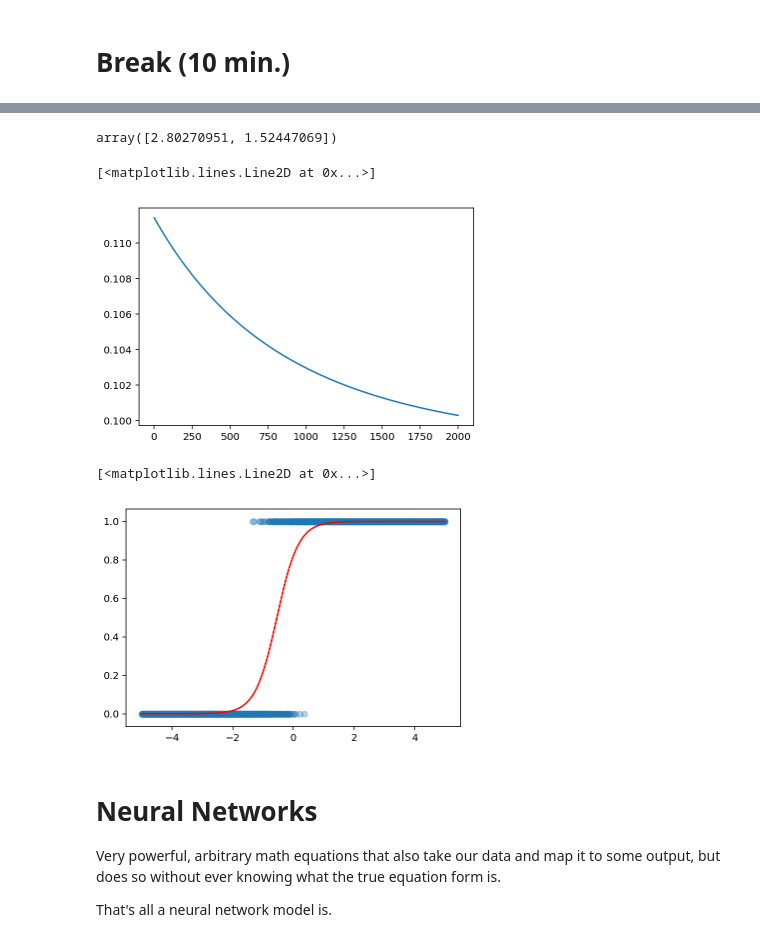
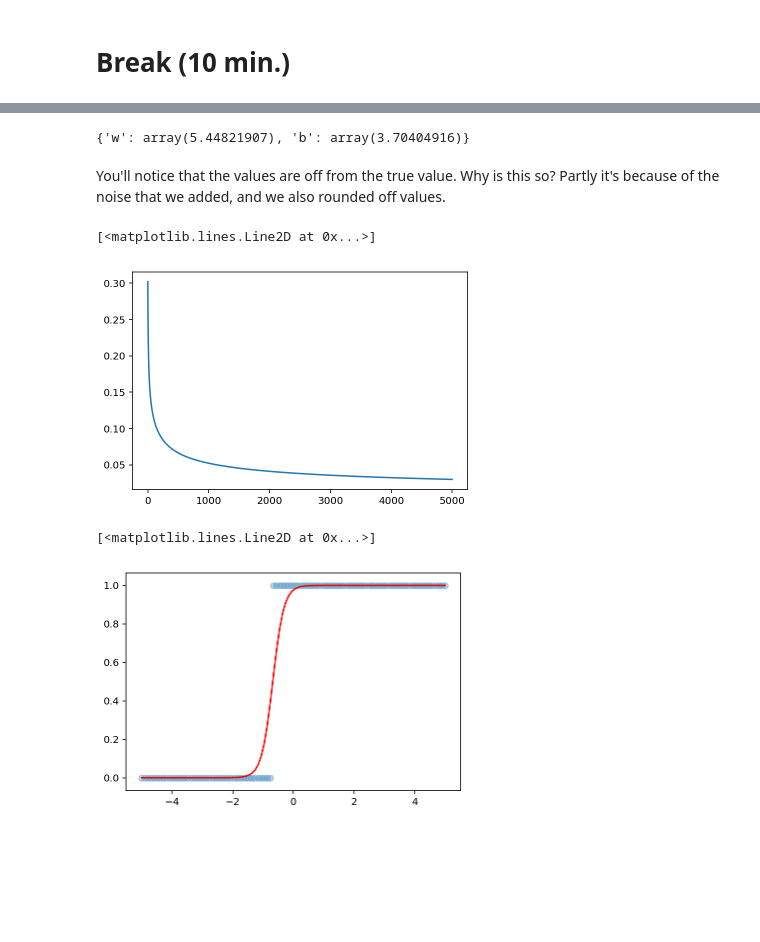
Before and after one commit to ericmjl/dl-workshop, a Jupyter notebook: notebooks/tutorial-instructor.ipynb, the cells around one changed output, grey strips where cells are left out. Cells and saved outputs as stored; diff of their text form; code cells hidden in the pictures; blank space fills up the shorter version.

```diff
--- a/notebooks/tutorial-instructor.ipynb
+++ b/notebooks/tutorial-instructor.ipynb
@@ -284,7 +283,7 @@ dmseloss = egrad(mseloss)  # derivative of loss.
 
 # Optimization routine
 losses = []
-for i in tqdmn(range(2000)):
+for i in tqdmn(range(3000)):
     flat_p = flat_p - dmseloss(flat_p, unflattener, model, x, y) * 0.001
     losses.append(mseloss(flat_p, unflattener, model, x, y))
 # %% [output]
@@ -345,9 +394,9 @@ interactive(children=(FloatSlider(value=0.0, description='w', max=5.0, min=-5.0)
 # %%
-x = np.linspace(-5, 5, 1000)
+x = np.linspace(-5, 5, 100)
 w = 2
 b = 1
-z = w * x + b + np.random.normal(size=(len(x))) # Make some noisy data
+z = w * x + b + np.random.random(size=len(x))
 y_true = np.round(logistic(z))
-plt.scatter(x, y_true)
+plt.scatter(x, y_true, alpha=0.3)
 # %% [output]
 <matplotlib.collections.PathCollection at 0x...>
@@ -359,23 +430,30 @@ Give a teaser to the class: "logistic" is an "activation" function! --> borrowed
 # %%
-def model(p, x):
+# Exercise: Define logistic model
+def logistic_model(p, x):
     """
-    Logistic regression model
+    Logistic regression model.
     """
-    w = p[0]
-    b = p[1]
-    z = w * x + b
+    z = p['w'] * x + p['b']
     y = logistic(z)
     return y
 
-def loss(p, x, y):
+# Exercise: Define logistic loss function, using flattened parameters
+def logistic_loss(p_flat, unflattener, model, x, y):
+    p = unflattener(p_flat)
     preds = model(p, x)
     return -np.mean(y * np.log(preds) + (1 - y) * np.log(1 - preds))
 
-dloss = egrad(loss)
+# Exercise: Define gradient of loss function.
+dlogistic_loss = egrad(logistic_loss)
 
-p = np.random.uniform(1, 5, size=(2,))
+# Exercise: Define parameters, and then flatten them.
+p = dict()
+p['w'] = np.random.random()
+p['b'] = np.random.random()
+p_flat, unflattener = flatten(p)
 
+# Exercise: write SGD training loop.
 losses = []
-for i in range(2000):
-    p = p - dloss(p, x, y_true) * 0.01
-    losses.append(loss(p, x, y_true))
+for i in tqdmn(range(5000)):
+    p_flat = p_flat - dlogistic_loss(p_flat, unflattener, logistic_model, x, y_true) * 0.1
+    losses.append(logistic_loss(p_flat, unflattener, logistic_model, x, y_true))
@@ -382,21 +462,18 @@ for i in range(2000):
-# %%
-p
-# %% [output]
-array([2.80270951, 1.52447069])
+# %%
+p = unflattener(p_flat)
+p
+# %% [output]
+{'w': array(5.44821907), 'b': array(3.70404916)}
+# %% [markdown]
+You'll notice that the values are off from the true value. Why is this so? Partly it's because of the noise that we added, and we also rounded off values.
 # %%
 plt.plot(losses)
 # %% [output]
 [<matplotlib.lines.Line2D at 0x...>]
-[figure, old version]
+[figure, new version]
 # %%
 plt.scatter(x, y_true, alpha=0.3)
-plt.plot(x, model(p, x), color='red')
+plt.plot(x, logistic_model(p, x), color='red')
 # %% [output]
 [<matplotlib.lines.Line2D at 0x...>]
-[figure, old version]
+[figure, new version]
-# %% [markdown]
-# Neural Networks
-
-Very powerful, arbitrary math equations that also take our data and map it to some output, but does so without ever knowing what the true equation form is.
-
-That's all a neural network model is.
```
Also changed, not shown: parts of 39 cells of this notebook, 7 other files.
